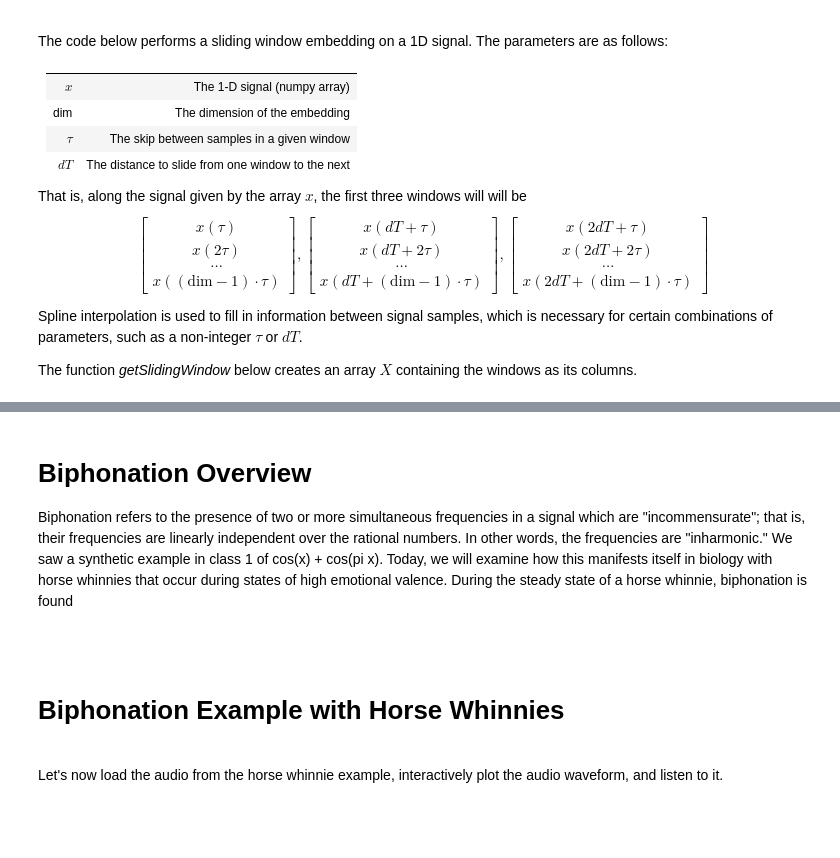
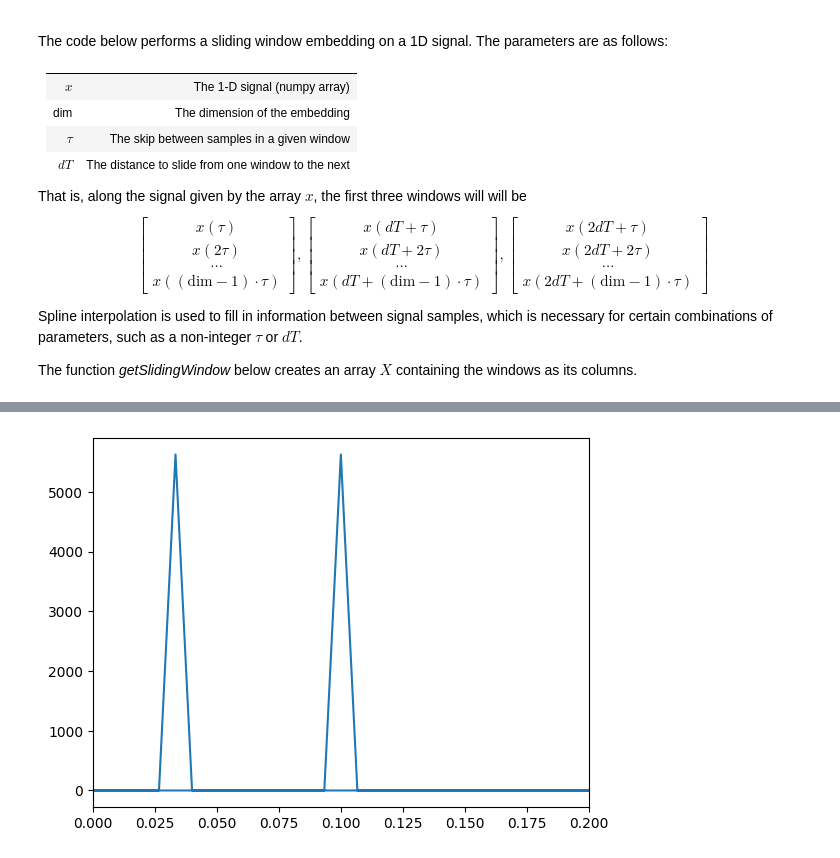
Before and after one commit to LuisScoccola/emalca-applied-topology-minicourse, a Jupyter notebook: notebooks/N2-periodicityDetection.ipynb, the cells around one changed output, grey strips where cells are left out. Saved outputs shown, nothing was run; the diff lists cells and outputs as text; code cells hidden in the pictures; blank space fills up the shorter version.

```diff
--- a/notebooks/N2-periodicityDetection.ipynb
+++ b/notebooks/N2-periodicityDetection.ipynb
@@ -426,21 +319,0 @@ We saw above that for a rather subtle change in frequency changing the second si
-# %%
-T = 20 #The period of the first sine in number of samples
-NPeriods = 10 #How many periods to go through, relative to the faster sinusoid
-N = T*NPeriods*3 #The total number of samples
-t = np.arange(N) #Time indices
-
-#Make the harmonic signal cos(t) + cos(3t)
-xH = np.cos(2*np.pi*(1.0/T)*t) + np.cos(2*np.pi*(1.0/(3*T)*t))
-
-#Make the incommensurate signal cos(t) + cos(pi*t)
-xNC = np.cos(2*np.pi*(1.0/T)*t) + np.cos(2*np.pi*(1.0/(np.pi*T)*t))
-
-plt.figure()
-P1 = np.abs(np.fft.fft(xH))**2
-P2 = np.abs(np.fft.fft(xNC))**2
-plt.plot(np.arange(len(P1)), P1,linewidth=3)
-plt.plot(np.arange(len(P2)), P2)
-plt.xlabel("Frequency Index")
-plt.legend({"Harmonic", "Noncommensurate"})
-plt.xlim([0, 50])
-plt.show();
@@ -449,10 +320,13 @@ plt.show();
-# %% [markdown]
-<h1>Biphonation Overview</h1>
-
-Biphonation refers to the presence of two or more simultaneous frequencies in a signal which are "incommensurate"; that is, their frequencies are linearly independent over the rational numbers.  In other words, the frequencies are "inharmonic."  We saw a synthetic example in class 1 of cos(x) + cos(pi x).  Today, we will examine how this manifests itself in biology with horse whinnies that occur during states of high emotional valence.  During the steady state of a horse whinnie, biphonation is found
-
-<!--<iframe width="560" height="315" src="https://www.youtube.com/embed/f8DdGpHkzu4" frameborder="0" allowfullscreen></iframe>!-->
-<BR><BR>
-<h1>Biphonation Example with Horse Whinnies</h1><BR>
-
-Let's now load the audio from the horse whinnie example, interactively plot the audio waveform, and listen to it.
+# %%
+# we can get the frequencies of each signal above by computing the Fourier transform.
+# each peak corresponds to a sinusoid, and its position determines its frequency.
+# interpret this plot!
+
+plt.figure()
+P1 = np.abs(np.fft.fft(x))**2
+freq = np.fft.fftfreq(t.shape[-1])
+plt.plot(freq, P1)
+plt.xlim((0,0.2))
+plt.show()
+# %% [output]
+[figure, added]
```
Also changed, not shown: parts of 25 cells of this notebook, 2 other files.
